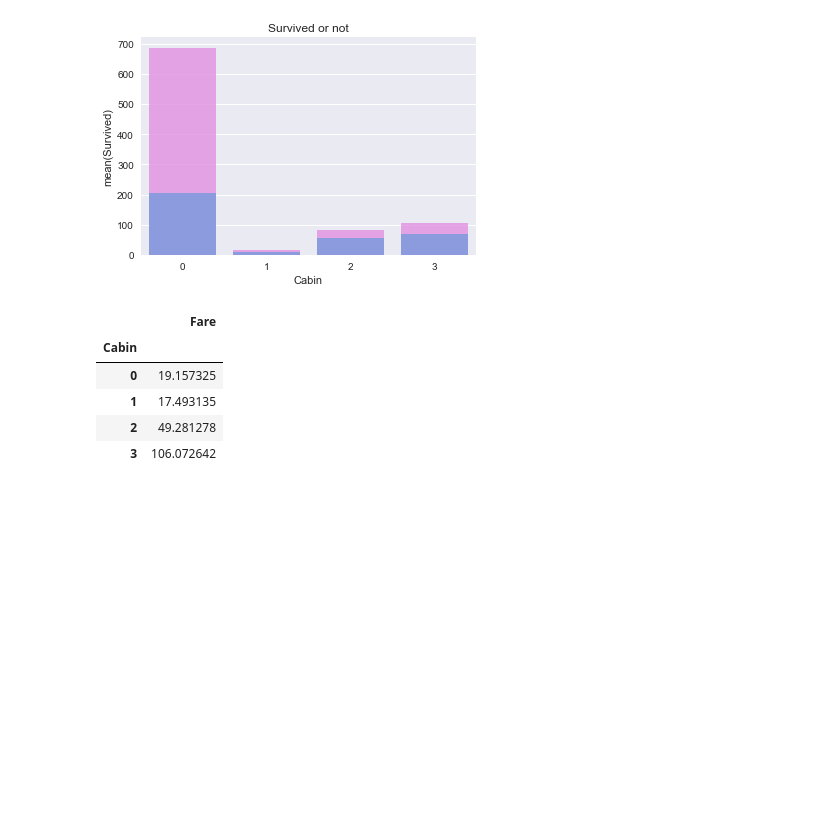
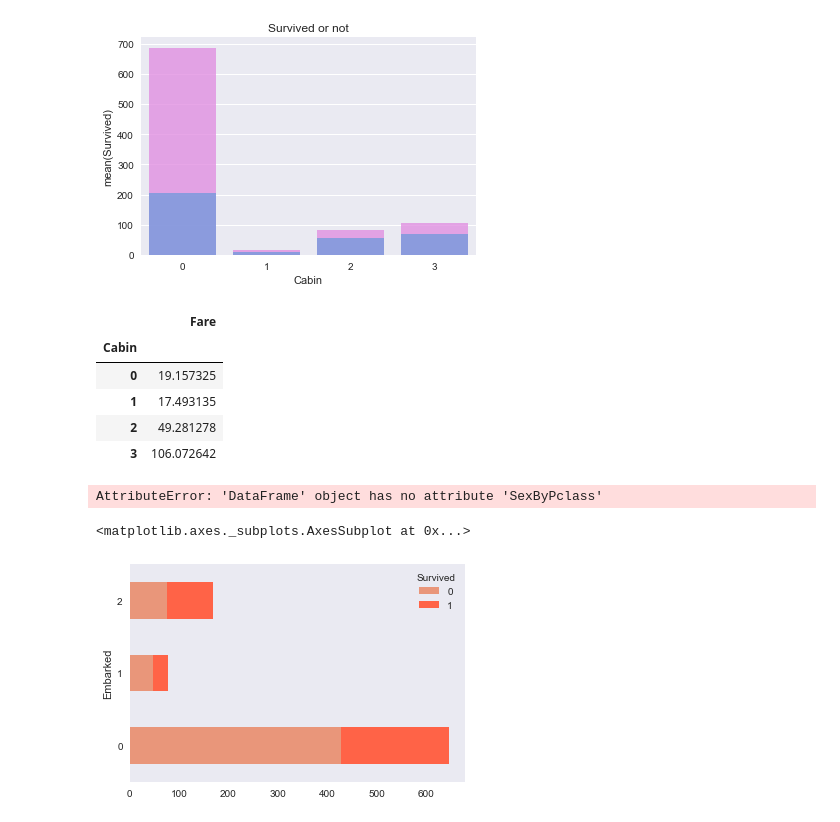
Before and after one commit to MatthewUng/titanic, a Jupyter notebook: titanic.ipynb, the cells around one changed output. Drawn from its saved outputs; the diff is of its cells as text; code cells hidden in the pictures; blank space fills up the shorter version.

```diff
--- a/titanic.ipynb
+++ b/titanic.ipynb
@@ -42,7 +60,7 @@ train_df.head()
 | 4 | 5 | 0 | 3 | Allen, Mr. William Henry | male | 35.0 | 0 | 0 | 373450 | 8.0500 | ... |
 # %%
 ax = plt.axes()
-data = train_df.groupby(['Cabin'])[['Survived']].count()
+data = train_df.groupby('Cabin')[['Survived']].count()
 sns.barplot(x=data.index, y=data.Survived, alpha=0.8, color='violet', ax=ax)
 data = train_df.groupby('Cabin')[['Survived']].sum()
 sns.barplot(x=data.index, y=data.Survived, alpha=0.8, color='cornflowerblue', ax=ax)
@@ -58,6 +76,3 @@ train_df.groupby('Cabin')[['Fare']].mean()
 | 1 | 17.493135 |
 | 2 | 49.281278 |
 | 3 | 106.072642 |
-# %%
-train_df = train_df.drop(["PassengerId","Name", "Ticket", "Cabin"], axis=1);
-test_df = test_df.drop(['PassengerId', 'Name', "Ticket", 'Cabin'], axis=1);
@@ -64,2 +93,22 @@ test_df = test_df.drop(['PassengerId', 'Name', "Ticket", 'Cabin'], axis=1);
+# %%
+temp = pd.crosstab([train_df.SexByPclass,],train_df.Survived.astype(bool))
+temp.plot(kind='bar', stacked=True, color = ['violet', 'cornflowerblue'], alpha=0.8, grid=False)
+# %% [output]
+AttributeError: 'DataFrame' object has no attribute 'SexByPclass'
+# %%
+def fill_missing_embarked(data):
+    freq_port = data['Embarked'].mode()[0]
+    data['Embarked'] = data['Embarked'].fillna(freq_port)
+    data['Embarked'] = data['Embarked'].map({'S': 0, 'Q': 1, 'C': 2}).astype(int)
+    return data
+# %%
+train_df = fill_missing_embarked(train_df)
+test_df = fill_missing_embarked(test_df)
+# %%
+temp = pd.crosstab(train_df.Embarked, train_df.Survived)
+temp.plot(kind='barh', stacked=True, color=['darksalmon', 'tomato'], grid=False)
+# %% [output]
+<matplotlib.axes._subplots.AxesSubplot at 0x...>
+[figure, added]
 # %%
 train_df.head()
```
Also changed, not shown: parts of 29 cells of this notebook, 1 other file.
